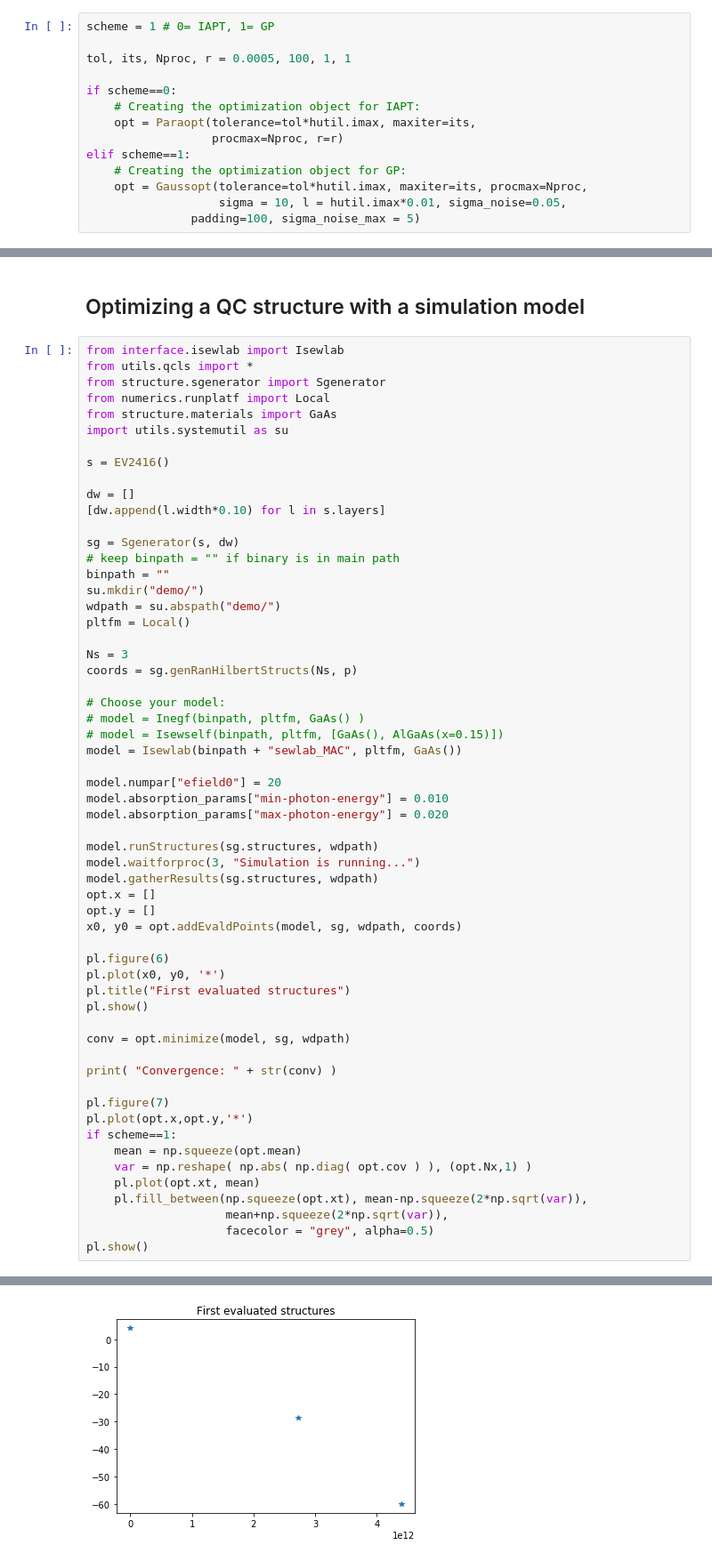
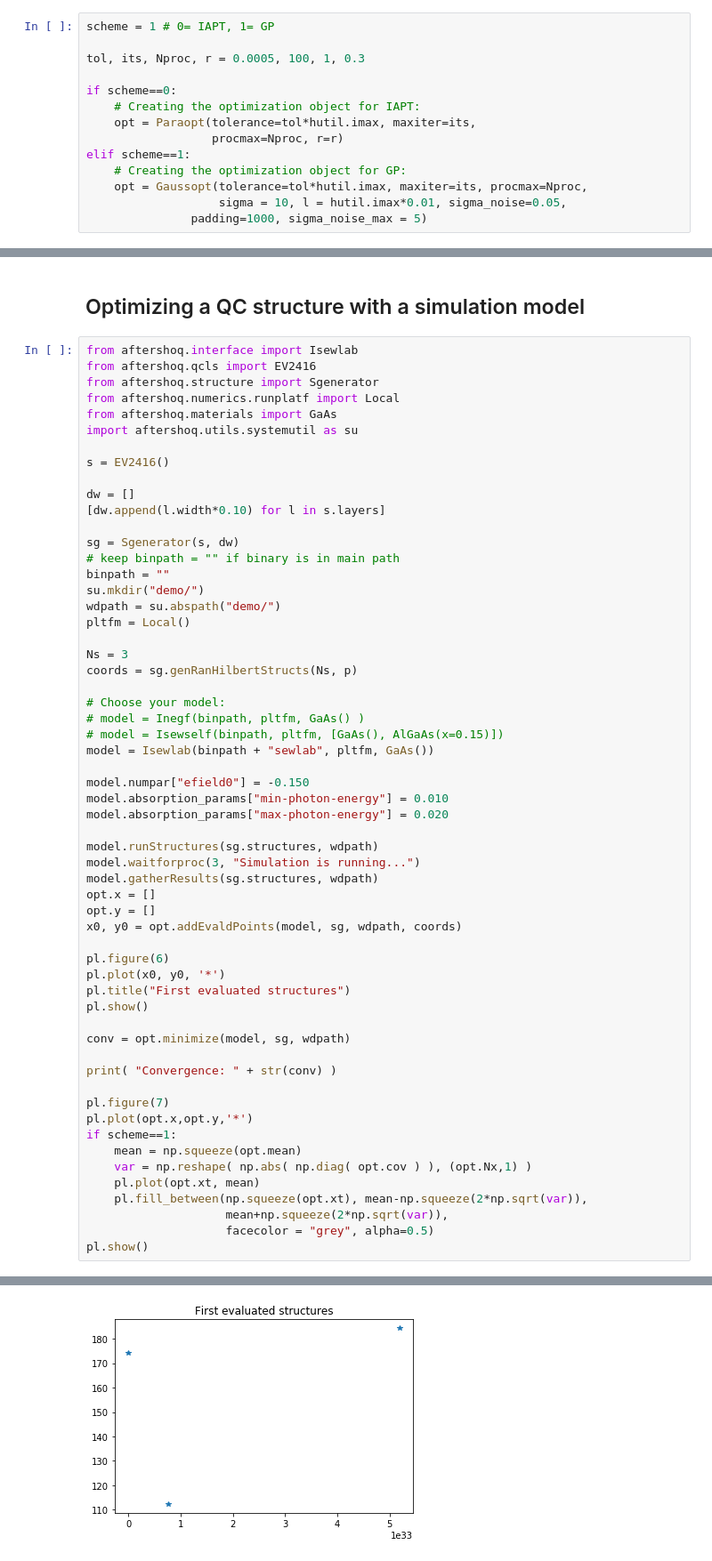
Before and after one commit to mfranckie/aftershoq, a Jupyter notebook: examples/notebooks/Opt_guide.ipynb, the cells around one changed output, grey strips where cells are left out. Shown: that part at 89% size. Drawn from its saved outputs; the diff is of its cells as text.

```diff
--- a/examples/notebooks/Opt_guide.ipynb
+++ b/examples/notebooks/Opt_guide.ipynb
@@ -38,7 +37,7 @@ Now we define the optimization scheme to be used (Paraopt implements IAPT, Guass
 # %%
 scheme = 1 # 0= IAPT, 1= GP
 
-tol, its, Nproc, r = 0.0005, 100, 1, 1
+tol, its, Nproc, r = 0.0005, 100, 1, 0.3
 
 if scheme==0:
     # Creating the optimization object for IAPT:
@@ -48,7 +47,7 @@ elif scheme==1:
     # Creating the optimization object for GP:
     opt = Gaussopt(tolerance=tol*hutil.imax, maxiter=its, procmax=Nproc,
                    sigma = 10, l = hutil.imax*0.01, sigma_noise=0.05,
-               padding=100, sigma_noise_max = 5)
+               padding=1000, sigma_noise_max = 5)
 # %% [markdown]
 The following code blocks can be evaluated separately.
 The first one tests the algorithms for a model function (fast check for different schemes and dimensions), the second one uses an actual QCL simulation model to optimize a QCL.
@@ -168,12 +170,12 @@ Convergence: 1 after 11 iterations.
 # %% [markdown]
 ## Optimizing a QC structure with a simulation model
 # %%
-from interface.isewlab import Isewlab
-from utils.qcls import *
-from structure.sgenerator import Sgenerator
-from numerics.runplatf import Local
-from structure.materials import GaAs
-import utils.systemutil as su
+from aftershoq.interface import Isewlab
+from aftershoq.qcls import EV2416
+from aftershoq.structure import Sgenerator
+from aftershoq.numerics.runplatf import Local
+from aftershoq.materials import GaAs
+import aftershoq.utils.systemutil as su
 
 s = EV2416()
 
@@ -193,9 +195,9 @@ coords = sg.genRanHilbertStructs(Ns, p)
 # Choose your model:
 # model = Inegf(binpath, pltfm, GaAs() )
 # model = Isewself(binpath, pltfm, [GaAs(), AlGaAs(x=0.15)])
-model = Isewlab(binpath + "sewlab_MAC", pltfm, GaAs())
+model = Isewlab(binpath + "sewlab", pltfm, GaAs())
 
-model.numpar["efield0"] = 20
+model.numpar["efield0"] = -0.150
 model.absorption_params["min-photon-energy"] = 0.010
 model.absorption_params["max-photon-energy"] = 0.020
 
@@ -236 +246 @@ Simulation is running...
-[figure, old version]
+[figure, new version]
```
Also changed, not shown: parts of 4 cells of this notebook, 4 other files.
